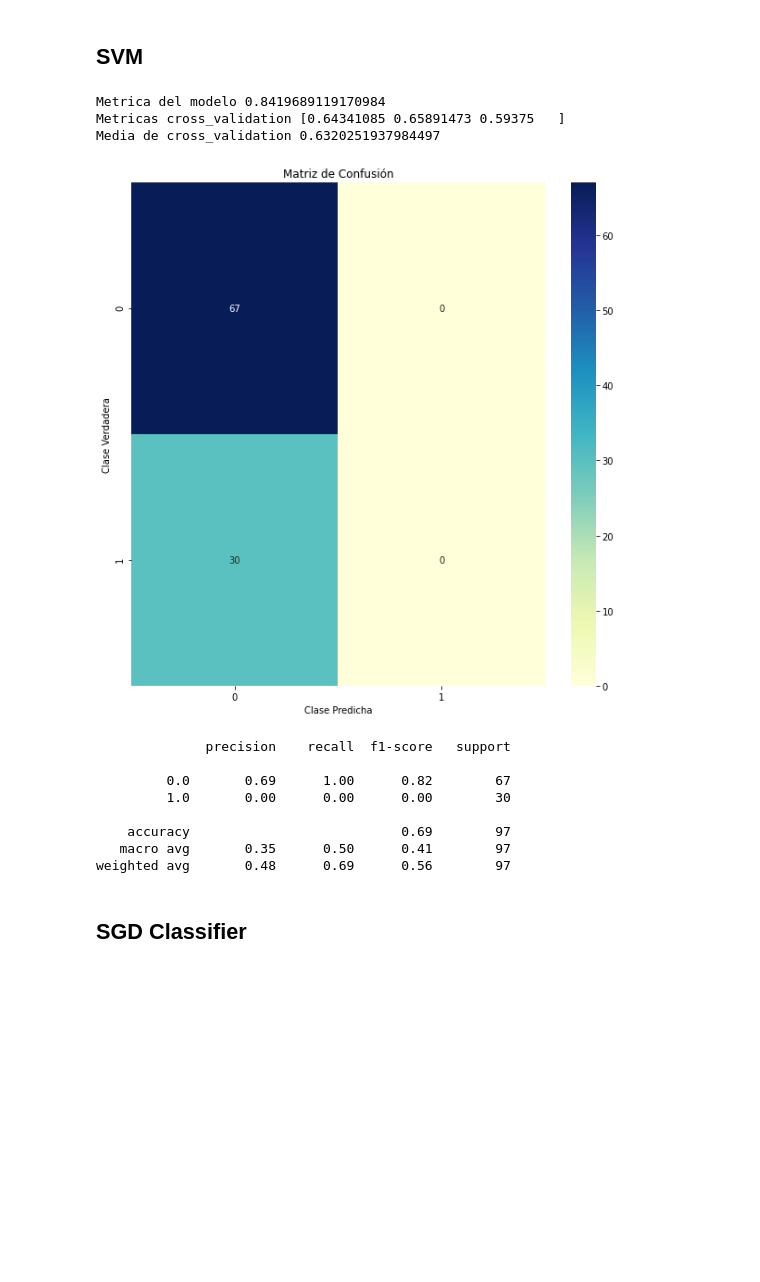
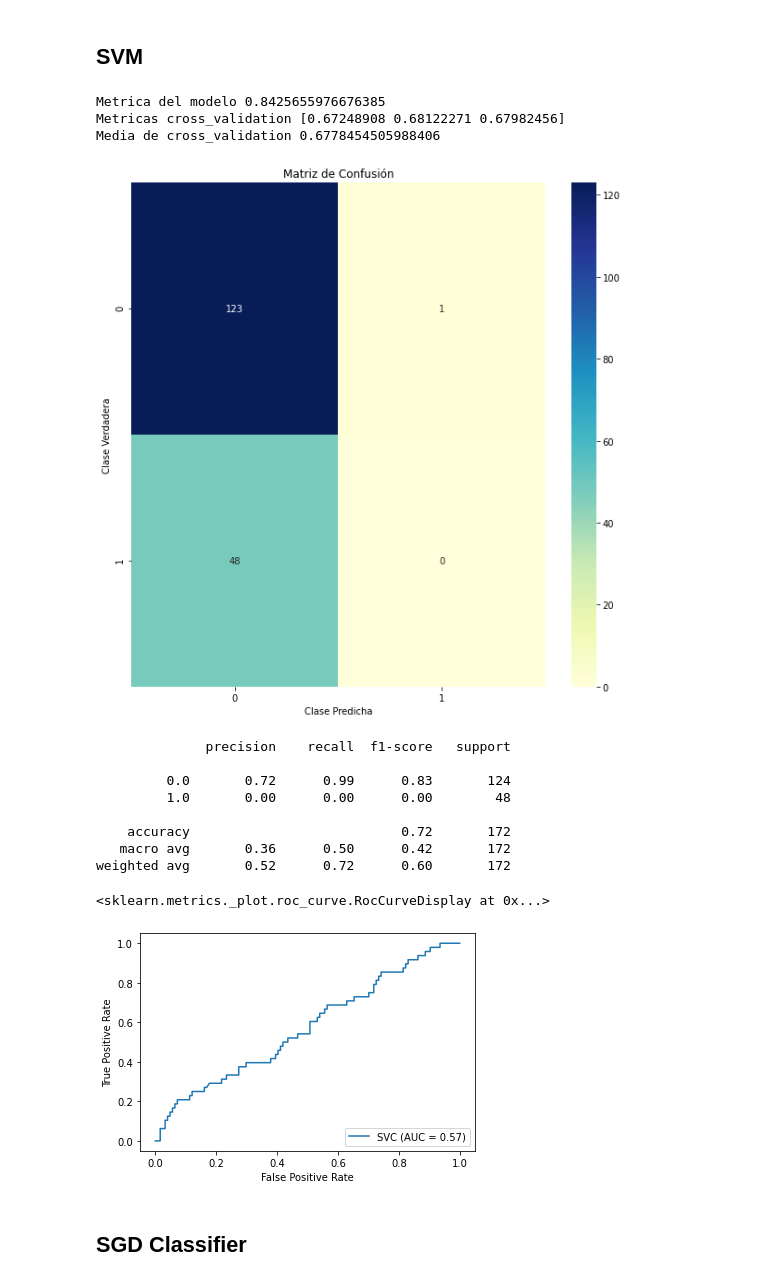
Before and after one commit to Hecramco/NLP_Violencia-en-musica-, a Jupyter notebook: mubel_song_lyrics_ajuste_hiperparametros.ipynb, the cells around one changed output. Drawn from its saved outputs; the diff is of its cells as text; code cells hidden in the pictures; blank space fills up the shorter version.

Commit message:
agregué unas gráficas para explicar mejor los modelos

```diff
--- a/mubel_song_lyrics_ajuste_hiperparametros.ipynb
+++ b/mubel_song_lyrics_ajuste_hiperparametros.ipynb
@@ -15,9 +15,9 @@ import os
 import glob
 # %%
 raw_data_path = os.path.join('', '')
-all_files = glob.glob(raw_data_path +"/top_songs_with_lyrics.csv")
-lyrics_df = pd.concat(pd.read_csv(f) for f in all_files)
-#lyrics_df  = pd.read_csv('/content/top_songs_with_lyrics - top_songs_with_lyrics (1).csv')
+#all_files = glob.glob(raw_data_path +"/top_songs_with_lyrics.csv")
+#lyrics_df = pd.concat(pd.read_csv(f) for f in all_files)
+lyrics_df = pd.read_csv('top_songs_with_lyrics.csv')
 columnLyric='lyric'
 # %%
 lyrics_df = lyrics_df[lyrics_df[columnLyric].isnull()==False]
@@ -405,22 +416,25 @@ scores = cross_val_score(clf_svm, X_train, y_train, cv=skf, scoring="accuracy")
 print("Metricas cross_validation", scores)
 print("Media de cross_validation", scores.mean())
 # %% [output]
-Metrica del modelo 0.8419689119170984
-Metricas cross_validation [0.64341085 0.65891473 0.59375   ]
-Media de cross_validation 0.6320251937984497
+Metrica del modelo 0.8425655976676385
+Metricas cross_validation [0.67248908 0.68122271 0.67982456]
+Media de cross_validation 0.6778454505988406
 # %%
-y_predict_test = clf.predict(X_test)
+y_predict_test = clf_svm.predict(X_test)
 mostrar_resultados(y_test, y_predict_test)
+metrics.plot_roc_curve( clf_svm , X_test , y_test)
 # %% [output]
-[figure, old version]
+[figure, new version]
               precision    recall  f1-score   support
 
-         0.0       0.69      1.00      0.82        67
-         1.0       0.00      0.00      0.00        30
+         0.0       0.72      0.99      0.83       124
+         1.0       0.00      0.00      0.00        48
 
-    accuracy                           0.69        97
-   macro avg       0.35      0.50      0.41        97
-weighted avg       0.48      0.69      0.56        97
+    accuracy                           0.72       172
+   macro avg       0.36      0.50      0.42       172
+weighted avg       0.52      0.72      0.60       172
+<sklearn.metrics._plot.roc_curve.RocCurveDisplay at 0x...>
+[figure, added]
 # %% [markdown]
 ## SGD Classifier
 # %%
```
Also changed, not shown: parts of 18 cells of this notebook.
